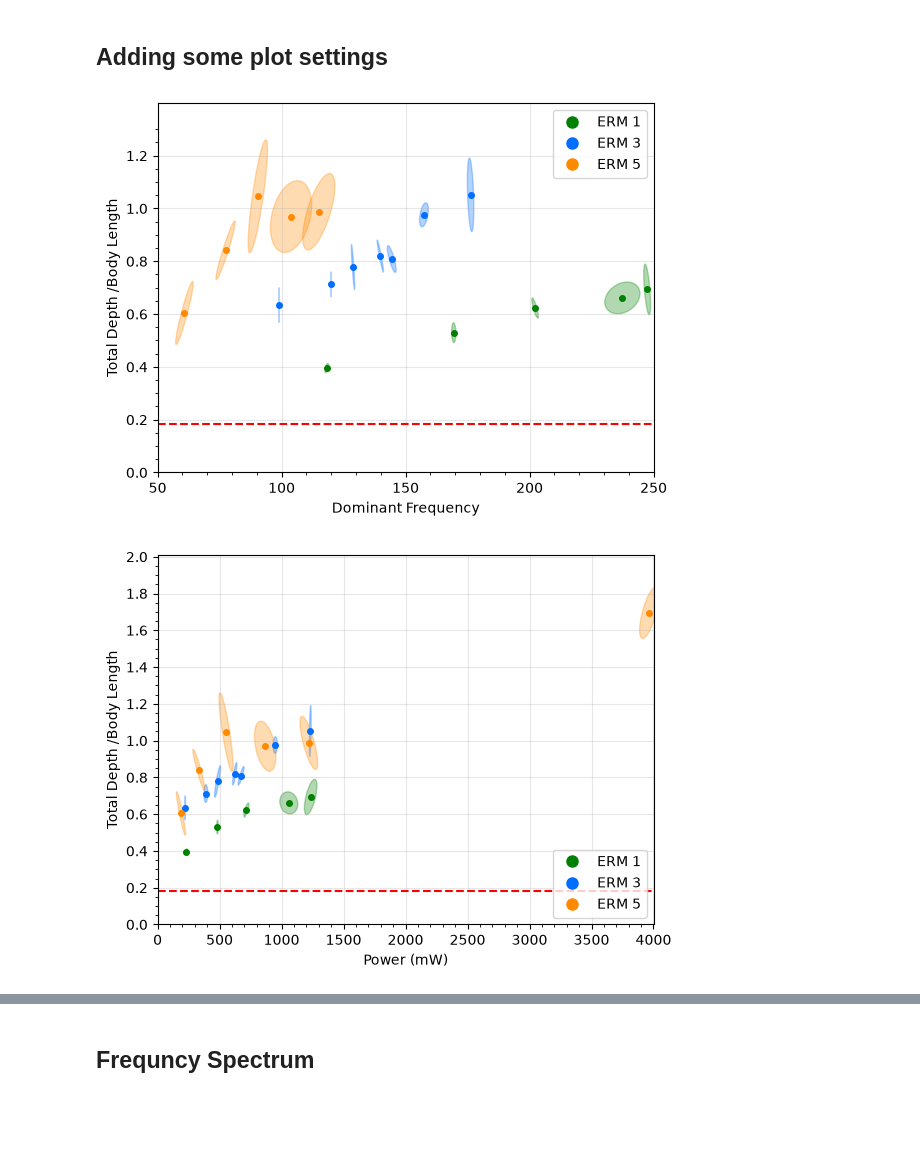
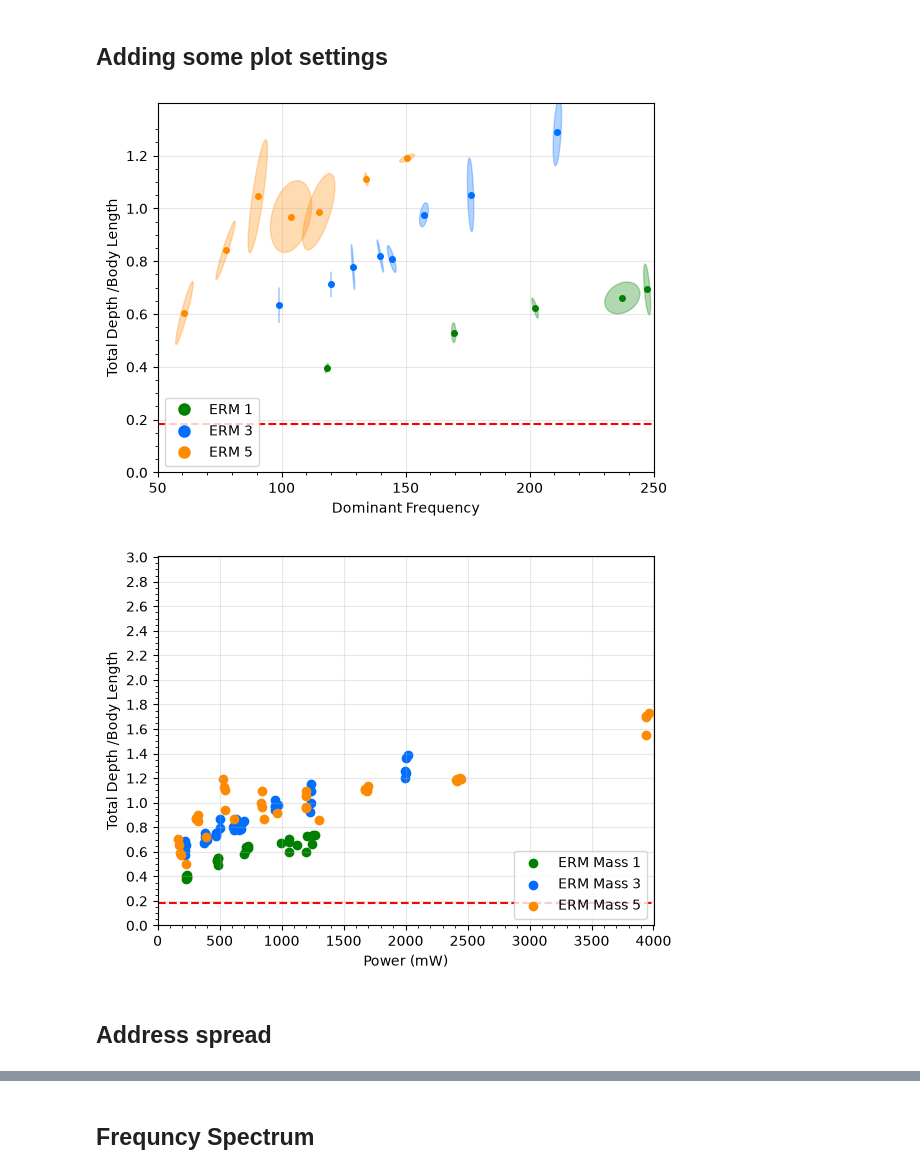
Before and after one commit to OzzysMess/clamming, a Jupyter notebook: master_notes.ipynb, the cells around one changed output, grey strips where cells are left out. Cells and saved outputs as stored; diff of their text form; code cells hidden in the pictures; blank space fills up the shorter version.

Commit message:
mo data

```diff
--- a/master_notes.ipynb
+++ b/master_notes.ipynb
@@ -65,7 +65,7 @@ import pandas as pd
 import trim_data_file
 probe_length = 60.2
 
-source_csv = r"Data\frequencyVdepth5.csv"
+source_csv = r"Data\frequencyVdepth6.csv"
 trimmed_csv = Path(re.sub(r"(\.csv)$", r"_trimmed\1", source_csv))
 
 trim_data_file.trim_csv_to_consistent_format(source_csv, trimmed_csv)
@@ -238,33 +238,35 @@ ax.set_xticks(np.arange(50, pf+b, 10), minor=True)
 ax.axhline(y=sd/probe_length, color='red', linestyle='--', label='starting depth')
 plt.show()
 # %% [output]
-[figure, old version]
+[figure, new version]
 # %%
 # Power vs Depth
-a = 0.7
+a = 1.7
 b = 2600.0
 
 ax = plot_mass_scatter(
     data,
     lambda subset, mass: subset["Power (mW)"].astype(float),
     lambda subset, mass: subset["Total Depth (mm)"].astype(float) / probe_length,
     "Power (mW)",
     "Total Depth /Body Length",
     xlim=(0, pp+b),
     ylim=(0, pld+a),
     legend_loc="lower right",
-    confidence_ellipse=1,
+    confidence_ellipse=0,
 )
 
 ax.set_yticks(np.arange(0, pld+a, 0.2))
 ax.set_yticks(np.arange(0, pld+a, 0.2/4), minor=True)
 ax.set_xticks(np.arange(0, pp+b, 500))
 ax.set_xticks(np.arange(0, pp+b, 100), minor=True)
 ax.axhline(y=sd/probe_length, color='red', linestyle='--', label='starting depth')
 
 plt.show()
 # %% [output]
-[figure, old version]
+[figure, new version]
+# %% [markdown]
+## Address spread
 # %%
 # Plot kinetic power vs depth
 ax = plot_mass_scatter(
```
Also changed, not shown: parts of 6 cells of this notebook, 4 other files.
